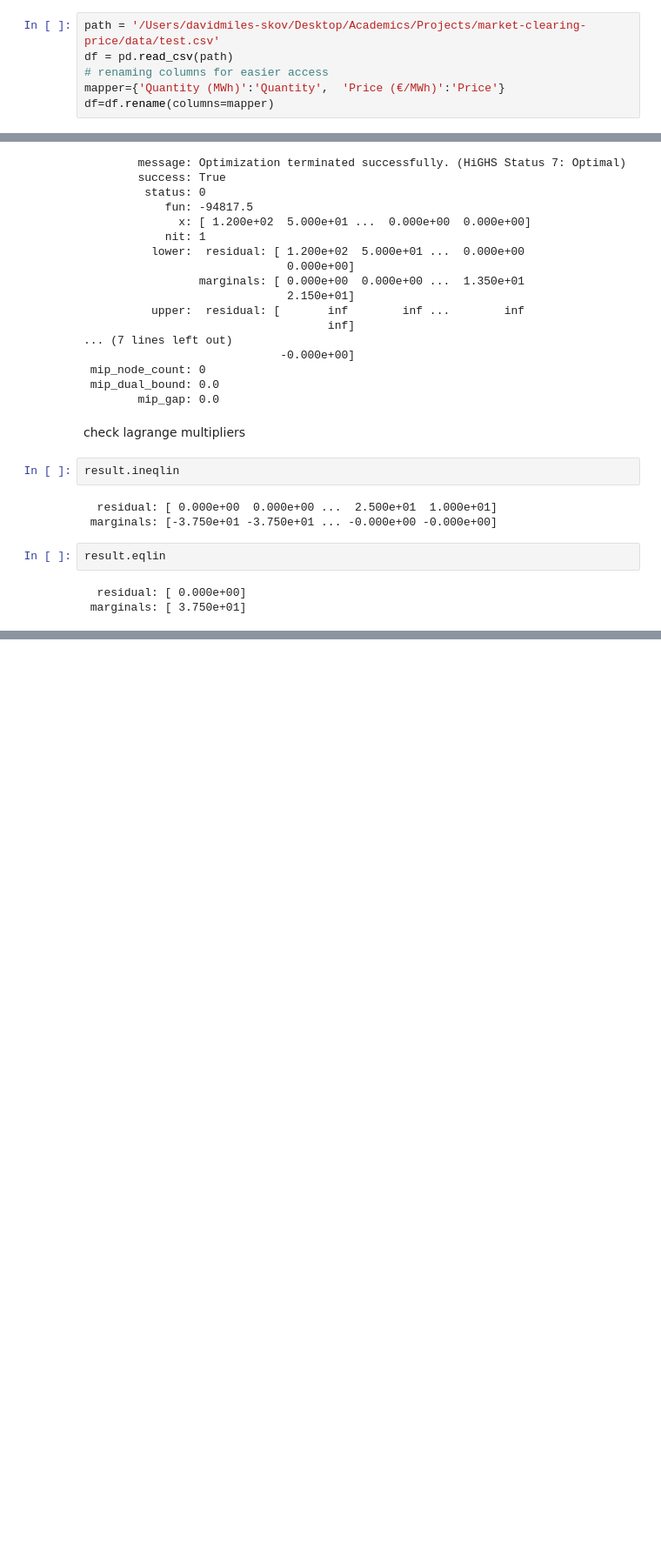
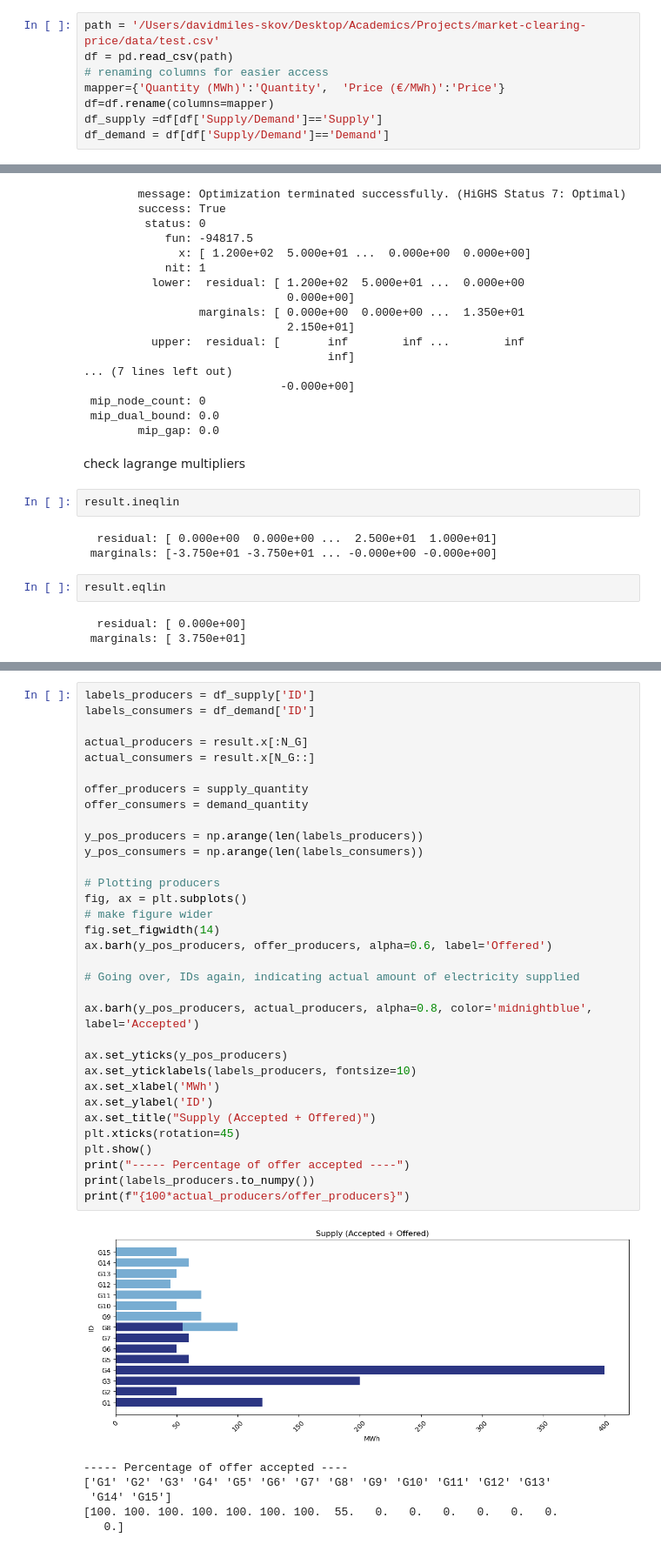
Before and after one commit to damiskov/market-clearing-price, a Jupyter notebook: code/explore.ipynb, the cells around one changed output, grey strips where cells are left out. Shown at 87% size. Cells and saved outputs as stored; diff of their text form; blank space fills up the shorter version.

Commit message:
Refined plots. Added more visualisations

```diff
--- a/code/explore.ipynb
+++ b/code/explore.ipynb
@@ -9,6 +9,8 @@ df = pd.read_csv(path)
 # renaming columns for easier access
 mapper={'Quantity (MWh)':'Quantity',  'Price (€/MWh)':'Price'}
 df=df.rename(columns=mapper)
+df_supply =df[df['Supply/Demand']=='Supply']
+df_demand = df[df['Supply/Demand']=='Demand']
 # %% [markdown]
 Gathering data
 # %%
@@ -69,0 +78,40 @@ result.eqlin
+# %%
+labels_producers = df_supply['ID']
+labels_consumers = df_demand['ID']
+
+actual_producers = result.x[:N_G]
+actual_consumers = result.x[N_G::]
+
+offer_producers = supply_quantity
+offer_consumers = demand_quantity
+
+y_pos_producers = np.arange(len(labels_producers))
+y_pos_consumers = np.arange(len(labels_consumers))
+
+# Plotting producers
+fig, ax = plt.subplots()
+# make figure wider
+fig.set_figwidth(14)
+ax.barh(y_pos_producers, offer_producers, alpha=0.6, label='Offered')
+
+# Going over, IDs again, indicating actual amount of electricity supplied
+
+ax.barh(y_pos_producers, actual_producers, alpha=0.8, color='midnightblue', label='Accepted')
+
+ax.set_yticks(y_pos_producers)
+ax.set_yticklabels(labels_producers, fontsize=10)
+ax.set_xlabel('MWh')
+ax.set_ylabel('ID')
+ax.set_title("Supply (Accepted + Offered)")
+plt.xticks(rotation=45)
+plt.show()
+print("----- Percentage of offer accepted ----")
+print(labels_producers.to_numpy())
+print(f"{100*actual_producers/offer_producers}")
+# %% [output]
+[figure, added]
+----- Percentage of offer accepted ----
+['G1' 'G2' 'G3' 'G4' 'G5' 'G6' 'G7' 'G8' 'G9' 'G10' 'G11' 'G12' 'G13'
+ 'G14' 'G15']
+[100. 100. 100. 100. 100. 100. 100.  55.   0.   0.   0.   0.   0.   0.
+   0.]
```
Also changed, not shown: parts of 4 cells of this notebook, 1 other file.
